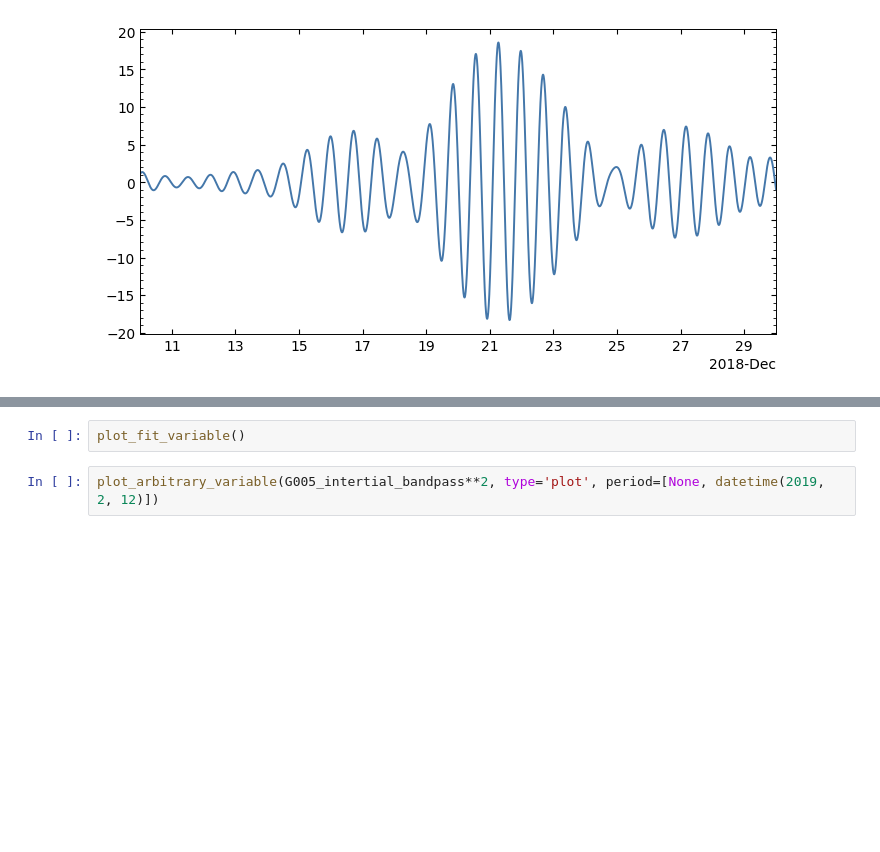
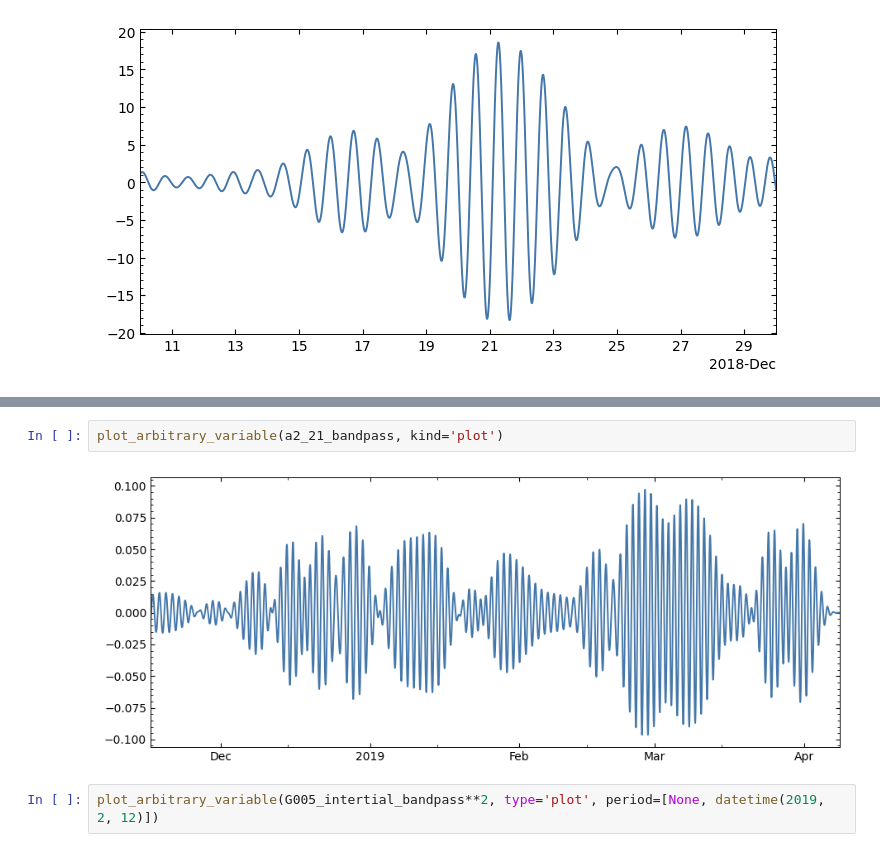
Before and after one commit to manufrn/TFG, a Jupyter notebook: notebooks/main_analysis/AGL_2018116_near_inertial_band.ipynb, the cells around one changed output, grey strips where cells are left out. Cells and saved outputs as stored; diff of their text form; blank space fills up the shorter version.

```diff
--- a/notebooks/main_analysis/AGL_2018116_near_inertial_band.ipynb
+++ b/notebooks/main_analysis/AGL_2018116_near_inertial_band.ipynb
@@ -74,5 +92,7 @@ plot_arbitrary_variable(D1_inertial_bandpass, type='plot', period=[datetime(2018
 # %%
-plot_fit_variable()
+plot_arbitrary_variable(a2_21_bandpass, kind='plot')
+# %% [output]
+[figure, added]
 # %%
 plot_arbitrary_variable(G005_intertial_bandpass**2, type='plot', period=[None, datetime(2019, 2, 12)])
 # %% [output]
```
Also changed, not shown: parts of 8 cells of this notebook, 20 other files.
